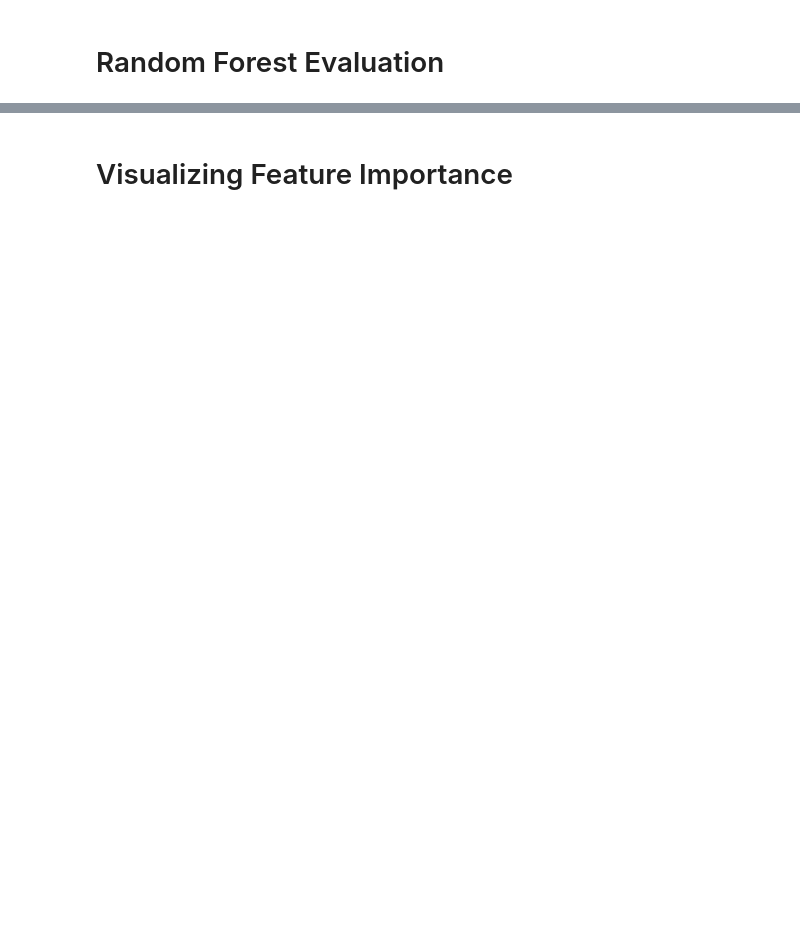
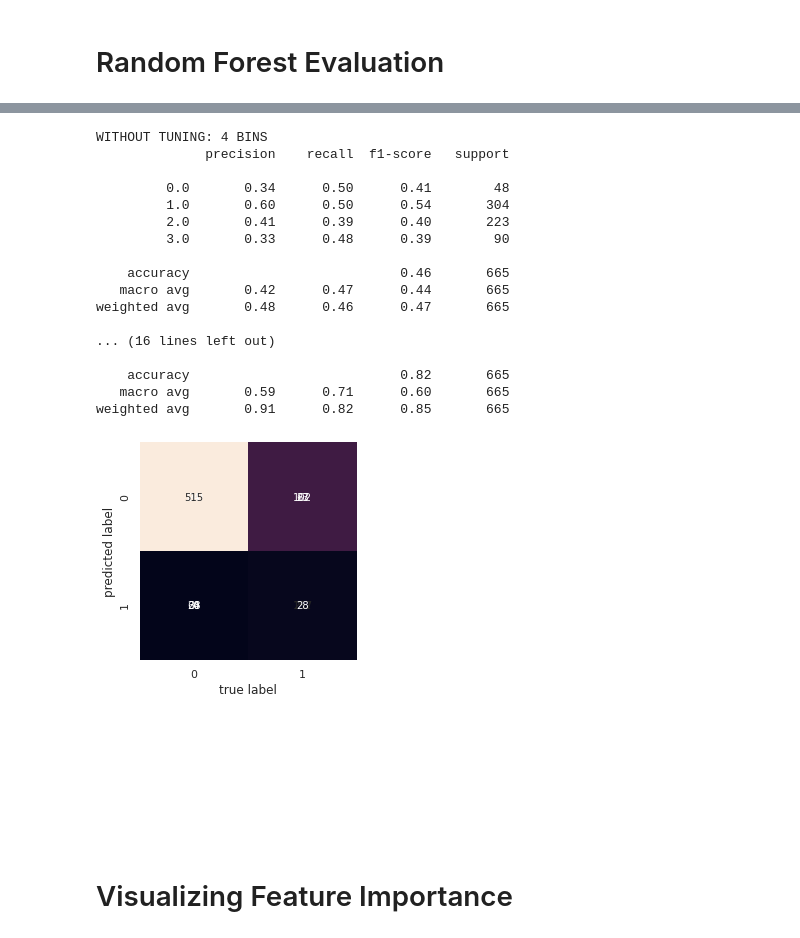
Before and after one commit to farouk877/CardiovascularComplicationPrediction, a Jupyter notebook: random_forest/Random_Forests.ipynb, the cells around one changed output, grey strips where cells are left out. Saved outputs shown, nothing was run; the diff lists cells and outputs as text; code cells hidden in the pictures; blank space fills up the shorter version.

```diff
--- a/random_forest/Random_Forests.ipynb
+++ b/random_forest/Random_Forests.ipynb
@@ -81,7 +103,7 @@ tree = DecisionTreeClassifier()
 bag = BaggingClassifier(tree, n_estimators=100, max_samples=0.8,
                         random_state=1)
 
-bag.fit(data, labels)
+bag.fit(data, labels4)
 # %% [output]
 BaggingClassifier(base_estimator=DecisionTreeClassifier(ccp_alpha=0.0,
                                                         class_weight=None,
@@ -126,2 +131,13 @@ RandomForestClassifier(bootstrap=True, ccp_alpha=0.0, class_weight=None,
+# %%
+
+
+Xtrain4, Xtest4, ytrain4, ytest4 = train_test_split(data, labels4,
+                                                random_state=0)
+Xtrain3, Xtest3, ytrain3, ytest3 = train_test_split(data, labels3,
+                                                random_state=0)
+Xtrain2, Xtest2, ytrain2, ytest2 = train_test_split(data, labels2,
+                                                random_state=0)
+
+model = RandomForestClassifier(n_estimators=10)
 # %% [markdown]
 # Random Forest Evaluation
@@ -150,3 +144,52 @@ weighted avg       0.89      0.82      0.84       665
+# %%
+model = RandomForestClassifier(n_estimators=10)
+print("WITHOUT TUNING: 4 BINS")
+model.fit(Xtrain4, ytrain4)
+ypred = model.predict(Xtest4)
+print(metrics.classification_report(ypred, ytest4))
+mat = confusion_matrix(ytest4, ypred)
+sns.heatmap(mat.T, square=True, annot=True, fmt='d', cbar=False)
+plt.xlabel('true label')
+plt.ylabel('predicted label');
+
+model = RandomForestClassifier(n_estimators=10)
+print("WITHOUT TUNING: 3 BINS")
+model.fit(Xtrain3, ytrain3)
+ypred = model.predict(Xtest3)
+print(metrics.classification_report(ypred, ytest3))
+mat = confusion_matrix(ytest3, ypred)
+sns.heatmap(mat.T, square=True, annot=True, fmt='d', cbar=False)
+plt.xlabel('true label')
+plt.ylabel('predicted label');
+
+model = RandomForestClassifier(n_estimators=10)
+print("WITHOUT TUNING: 2 BINS")
+model.fit(Xtrain2, ytrain2)
+ypred = model.predict(Xtest2)
+print(metrics.classification_report(ypred, ytest2))
+mat = confusion_matrix(ytest2, ypred)
+sns.heatmap(mat.T, square=True, annot=True, fmt='d', cbar=False)
+plt.xlabel('true label')
+plt.ylabel('predicted label');
+# %% [output]
+WITHOUT TUNING: 4 BINS
+              precision    recall  f1-score   support
+
+         0.0       0.34      0.50      0.41        48
+         1.0       0.60      0.50      0.54       304
+         2.0       0.41      0.39      0.40       223
+         3.0       0.33      0.48      0.39        90
+
+    accuracy                           0.46       665
+   macro avg       0.42      0.47      0.44       665
+weighted avg       0.48      0.46      0.47       665
+
+... (16 lines left out)
+
+    accuracy                           0.82       665
+   macro avg       0.59      0.71      0.60       665
+weighted avg       0.91      0.82      0.85       665
+[figure, added]
 # %% [markdown]
 # Visualizing Feature Importance
 # %%
```
Also changed, not shown: parts of 9 cells of this notebook.
